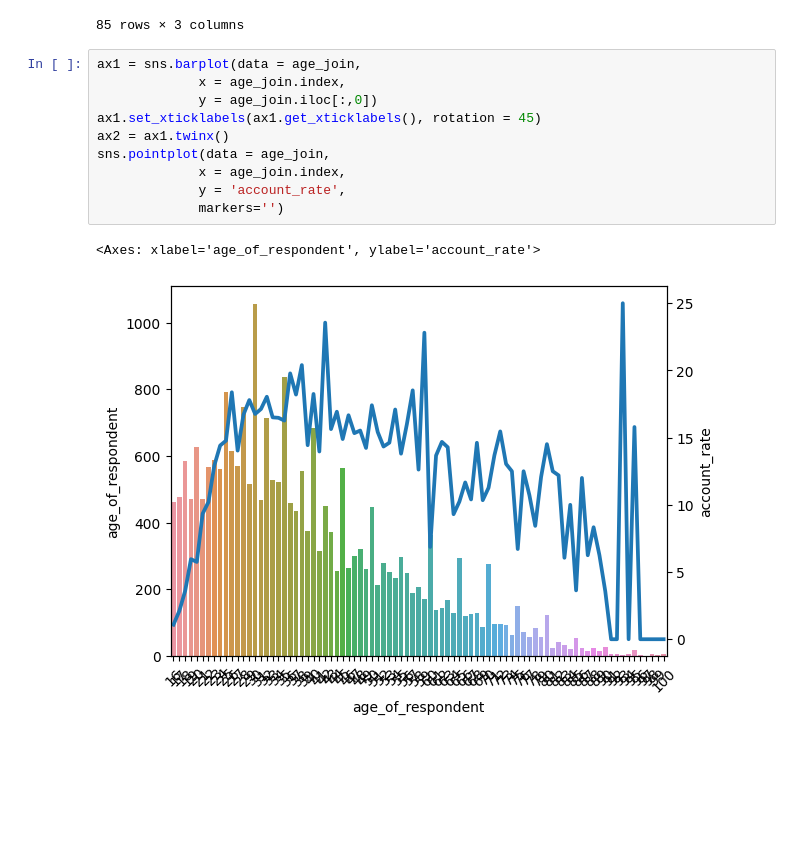
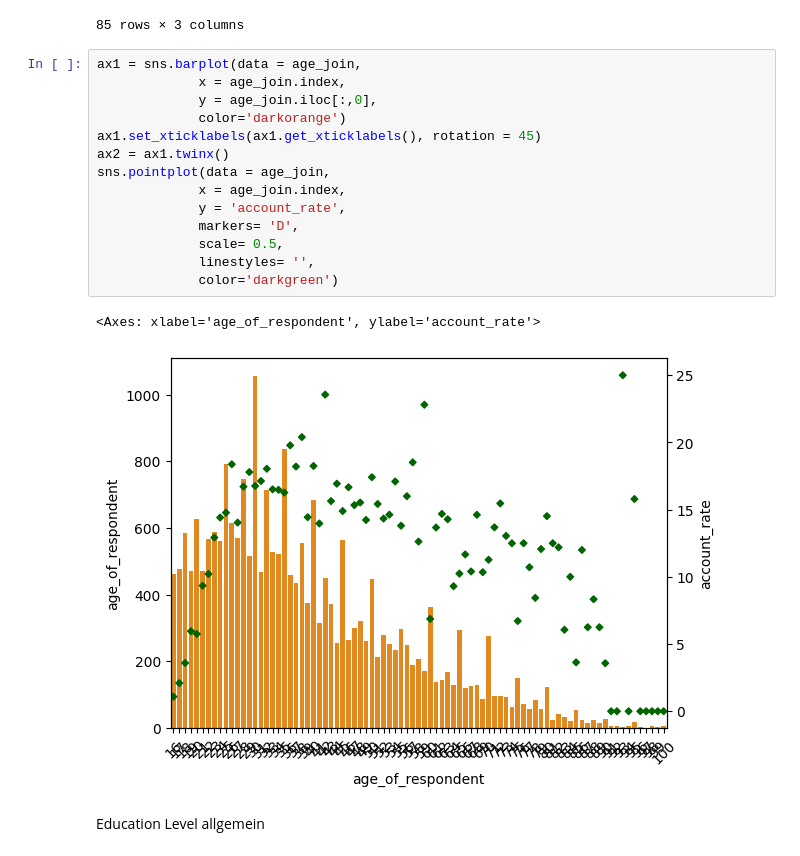
Before and after one commit to M4R1T4/ML_proj_Feb_2024, a Jupyter notebook: 01_Data_and_EDA.ipynb, the cells around one changed output. Cells and saved outputs as stored; diff of their text form; blank space fills up the shorter version.

Commit message:
population plot, some adjustments

```diff
--- a/01_Data_and_EDA.ipynb
+++ b/01_Data_and_EDA.ipynb
@@ -543,13 +594,19 @@ age_join
 # %%
 ax1 = sns.barplot(data = age_join,
              x = age_join.index,
-             y = age_join.iloc[:,0])
+             y = age_join.iloc[:,0],
+             color='darkorange')
 ax1.set_xticklabels(ax1.get_xticklabels(), rotation = 45)
 ax2 = ax1.twinx()
 sns.pointplot(data = age_join,
              x = age_join.index,
              y = 'account_rate',
-             markers='')
+             markers= 'D',
+             scale= 0.5,
+             linestyles= '',
+             color='darkgreen')
 # %% [output]
 <Axes: xlabel='age_of_respondent', ylabel='account_rate'>
-[figure, old version]
+[figure, new version]
+# %% [markdown]
+Education Level allgemein
```
Also changed, not shown: parts of 13 cells of this notebook.
